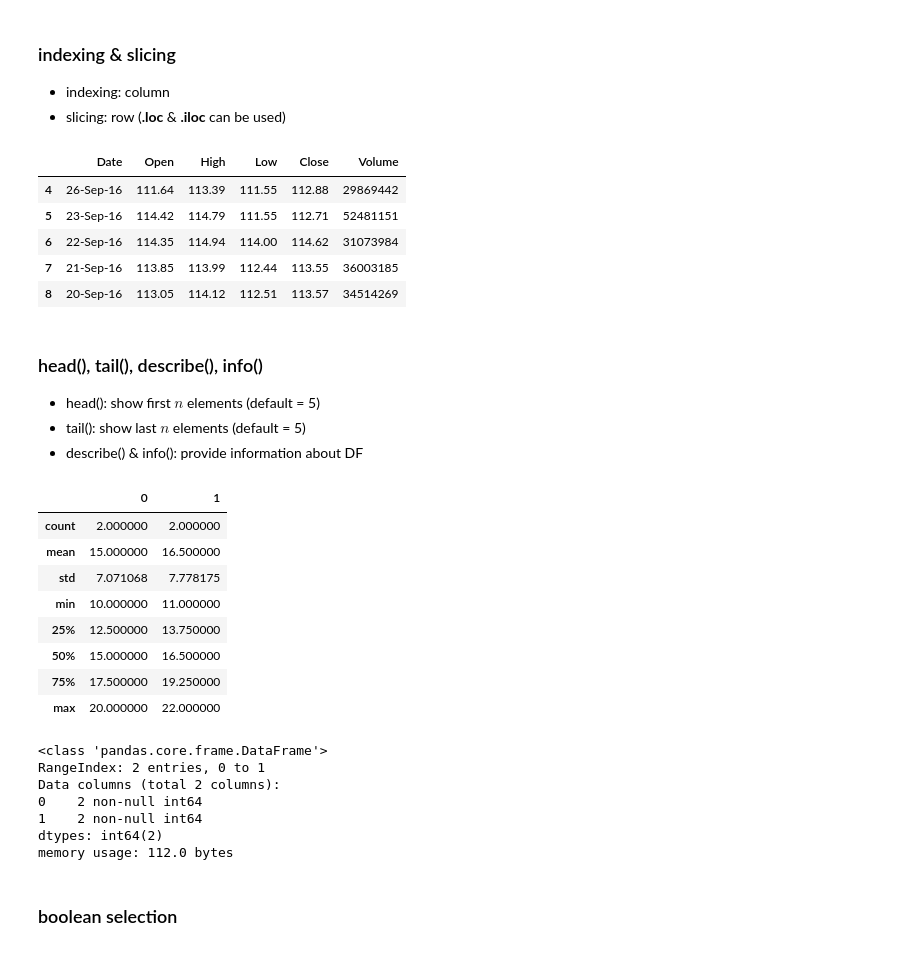
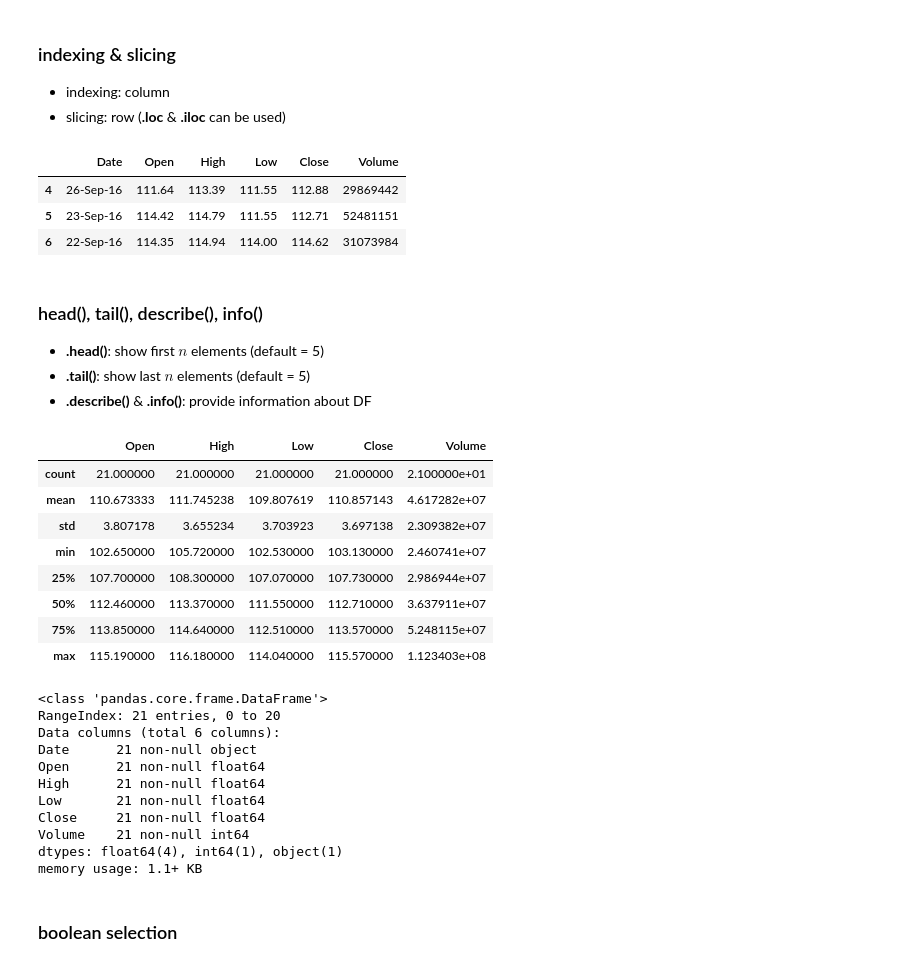
Before and after one commit to baegwangbin/TIL, a Jupyter notebook: Pandas.ipynb, the cells around one changed output. Drawn from its saved outputs; the diff is of its cells as text; code cells hidden in the pictures.

```diff
--- a/Pandas.ipynb
+++ b/Pandas.ipynb
@@ -286,46 +246,48 @@ apple_df.head()
 * slicing: row (**.loc** & **.iloc** can be used)
 # %%
 apple_df = pd.read_csv('data/apple.csv')
-apple_df.head()
+# indexing: column
 apple_df['Date'] #return Series
 apple_df[['Date']] #return DataFrame
 apple_df[['Date', 'Close']] #return DataFrame
-
-apple_df[4:9]
+# slicing: row
+apple_df[4:7]
 # %% [output]
 |  | Date | Open | High | Low | Close | Volume |
 | 4 | 26-Sep-16 | 111.64 | 113.39 | 111.55 | 112.88 | 29869442 |
 | 5 | 23-Sep-16 | 114.42 | 114.79 | 111.55 | 112.71 | 52481151 |
 | 6 | 22-Sep-16 | 114.35 | 114.94 | 114.00 | 114.62 | 31073984 |
-| 7 | 21-Sep-16 | 113.85 | 113.99 | 112.44 | 113.55 | 36003185 |
-| 8 | 20-Sep-16 | 113.05 | 114.12 | 112.51 | 113.57 | 34514269 |
 # %% [markdown]
 ### head(), tail(), describe(), info()
-* head(): show first $n$ elements (default = 5)
-* tail(): show last $n$ elements (default = 5)
-* describe() & info(): provide information about DF
+* **.head()**: show first $n$ elements (default = 5)
+* **.tail()**: show last $n$ elements (default = 5)
+* **.describe()** & **.info()**: provide information about DF
 # %%
-df1.describe()
+apple_df.describe()
 # %% [output]
-|  | 0 | 1 |
-| count | 2.000000 | 2.000000 |
-| mean | 15.000000 | 16.500000 |
-| std | 7.071068 | 7.778175 |
-| min | 10.000000 | 11.000000 |
-| 25% | 12.500000 | 13.750000 |
-| 50% | 15.000000 | 16.500000 |
-| 75% | 17.500000 | 19.250000 |
-| max | 20.000000 | 22.000000 |
+|  | Open | High | Low | Close | Volume |
+| count | 21.000000 | 21.000000 | 21.000000 | 21.000000 | 2.100000e+01 |
+| mean | 110.673333 | 111.745238 | 109.807619 | 110.857143 | 4.617282e+07 |
+| std | 3.807178 | 3.655234 | 3.703923 | 3.697138 | 2.309382e+07 |
+| min | 102.650000 | 105.720000 | 102.530000 | 103.130000 | 2.460741e+07 |
+| 25% | 107.700000 | 108.300000 | 107.070000 | 107.730000 | 2.986944e+07 |
+| 50% | 112.460000 | 113.370000 | 111.550000 | 112.710000 | 3.637911e+07 |
+| 75% | 113.850000 | 114.640000 | 112.510000 | 113.570000 | 5.248115e+07 |
+| max | 115.190000 | 116.180000 | 114.040000 | 115.570000 | 1.123403e+08 |
 # %%
-df1.info()
+apple_df.info()
 # %% [output]
 <class 'pandas.core.frame.DataFrame'>
-RangeIndex: 2 entries, 0 to 1
-Data columns (total 2 columns):
-0    2 non-null int64
-1    2 non-null int64
-dtypes: int64(2)
-memory usage: 112.0 bytes
+RangeIndex: 21 entries, 0 to 20
+Data columns (total 6 columns):
+Date      21 non-null object
+Open      21 non-null float64
+High      21 non-null float64
+Low       21 non-null float64
+Close     21 non-null float64
+Volume    21 non-null int64
+dtypes: float64(4), int64(1), object(1)
+memory usage: 1.1+ KB
 # %% [markdown]
 ### boolean selection
 # %%
```
Also changed, not shown: parts of 81 cells of this notebook.
